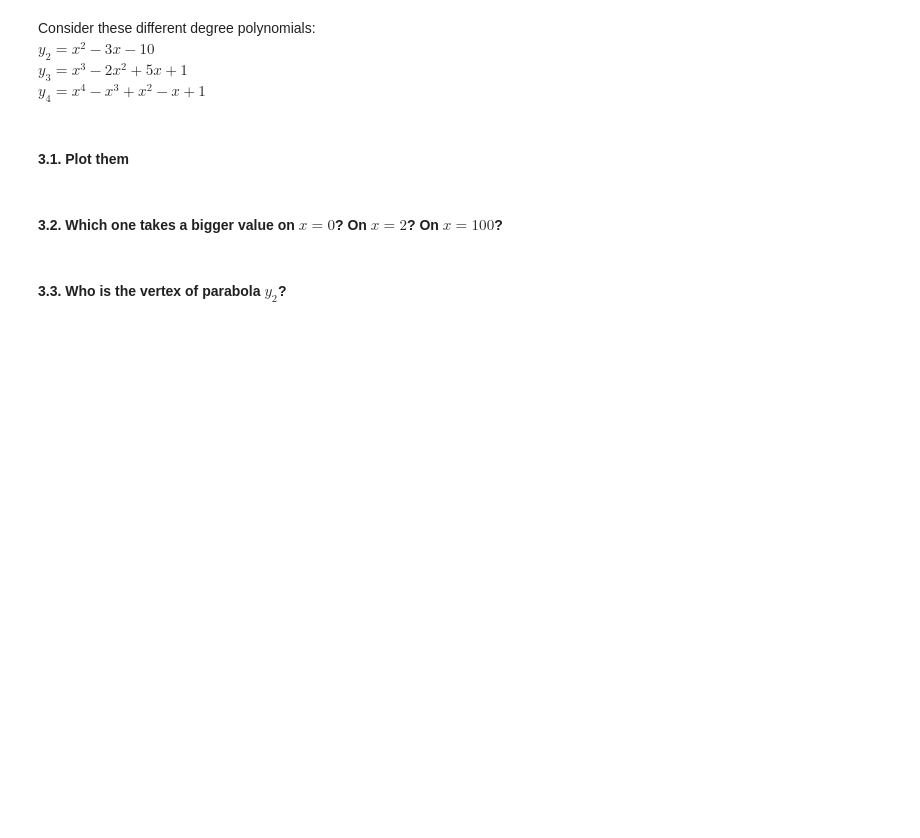
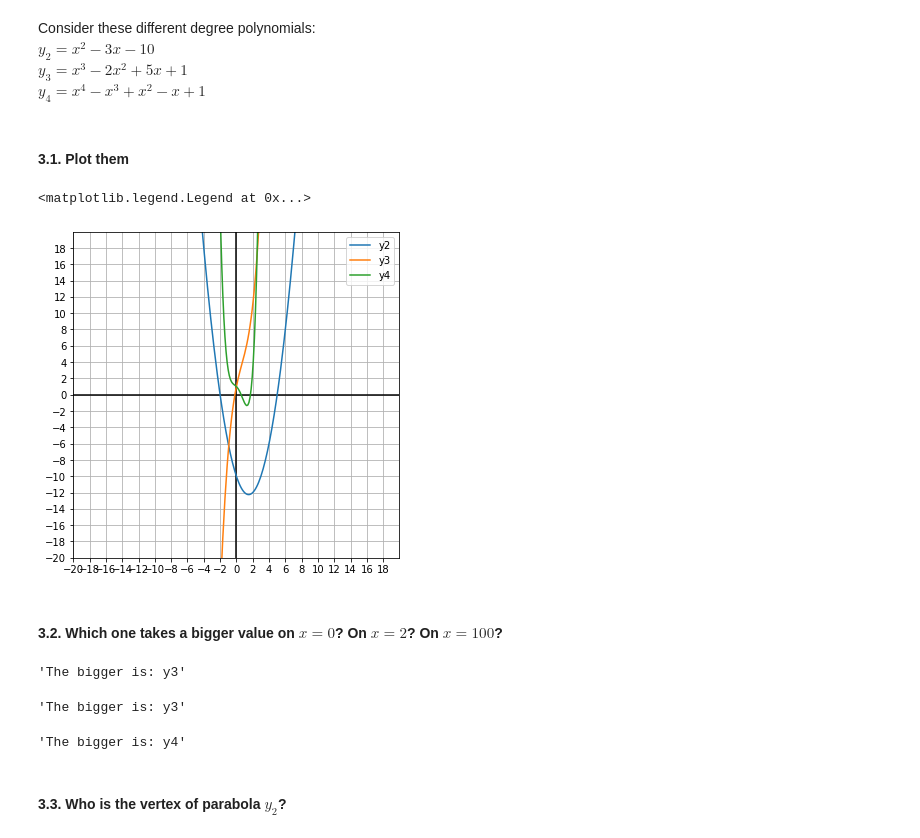
Before and after one commit to Ironhack-Data-Madrid-Marzo-2021/lab-math-refresher, a Jupyter notebook: your-code/main.ipynb, the cells around one changed output. Drawn from its saved outputs; the diff is of its cells as text; code cells hidden in the pictures; blank space fills up the shorter version.

```diff
--- a/your-code/main.ipynb
+++ b/your-code/main.ipynb
@@ -23,3 +69,25 @@ $y_1=2x-3$
 $y_2=-3x+12$
 # %% [markdown]
 #### 2.1. Plot them
+# %%
+def initialize_grid(size1, size2, size3, size4):
+    fig, ax = plt.subplots(figsize=(6, 6))
+
+    # where do we want lines
+    ticks = np.arange(size1, size2, 2)
+
+    # draw grid
+    ax.set_xticks(ticks)
+    ax.set_yticks(ticks)
+    ax.grid(True, which='both')
+
+    # 1-1 X and Y proportion
+    ax.set_aspect('equal')
+
+    # X and Y axes
+    ax.axhline(y=0, color='k')
+    ax.axvline(x=0, color='k')
+
+    # set axes' limits
+    ax.set_xlim([size1, size2])
+    ax.set_ylim([size3, size4])
@@ -38,0 +161,3 @@ How much will I do when I get 50 years old?
+# %%
+x = (33400-10000) / 18
+x
@@ -43,7 +175,21 @@ Consider these different degree polynomials:
 $y_2=x^2-3x-10$
 $y_3=x^3-2x^2+5x+1$
 $y_4=x^4-x^3+x^2-x+1$
+# %%
+y2 = x ** 2 - 3 * x - 10
+y3 = x ** 3 - 2 * (x ** 2) + 5 * x + 1
+y4 = x ** 4 - x ** 3 - x**2 - x + 1
 # %% [markdown]
 #### 3.1. Plot them
+# %%
+initialize_grid(-20,20,-20,20)
+plt.plot(x, y2, "-", markersize=10, label="y2")
+plt.plot(x, y3, "-", markersize=10, label="y3")
+plt.plot(x, y4, "-", markersize=10, label="y4")
+
+plt.legend()
+# %% [output]
+<matplotlib.legend.Legend at 0x...>
+[figure, added]
 # %% [markdown]
 #### 3.2. Which one takes a bigger value on $x=0$? On $x=2$? On $x=100$?
@@ -50,2 +209,14 @@ $y_4=x^4-x^3+x^2-x+1$
+# %%
+bigger(0)
+# %% [output]
+'The bigger is: y3'
+# %%
+bigger(2)
+# %% [output]
+'The bigger is: y3'
+# %%
+bigger(100)
+# %% [output]
+'The bigger is: y4'
 # %% [markdown]
 #### 3.3. Who is the vertex of parabola $y_2$?
```
Also changed, not shown: parts of 51 cells of this notebook.
